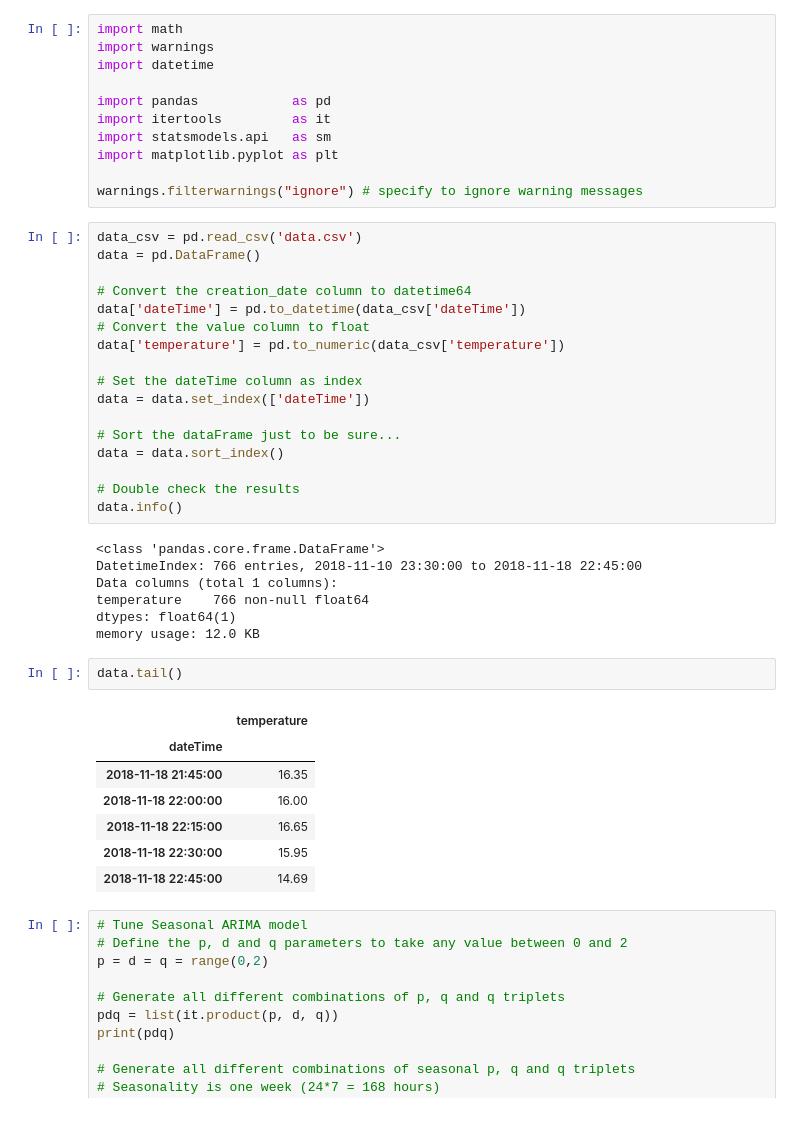
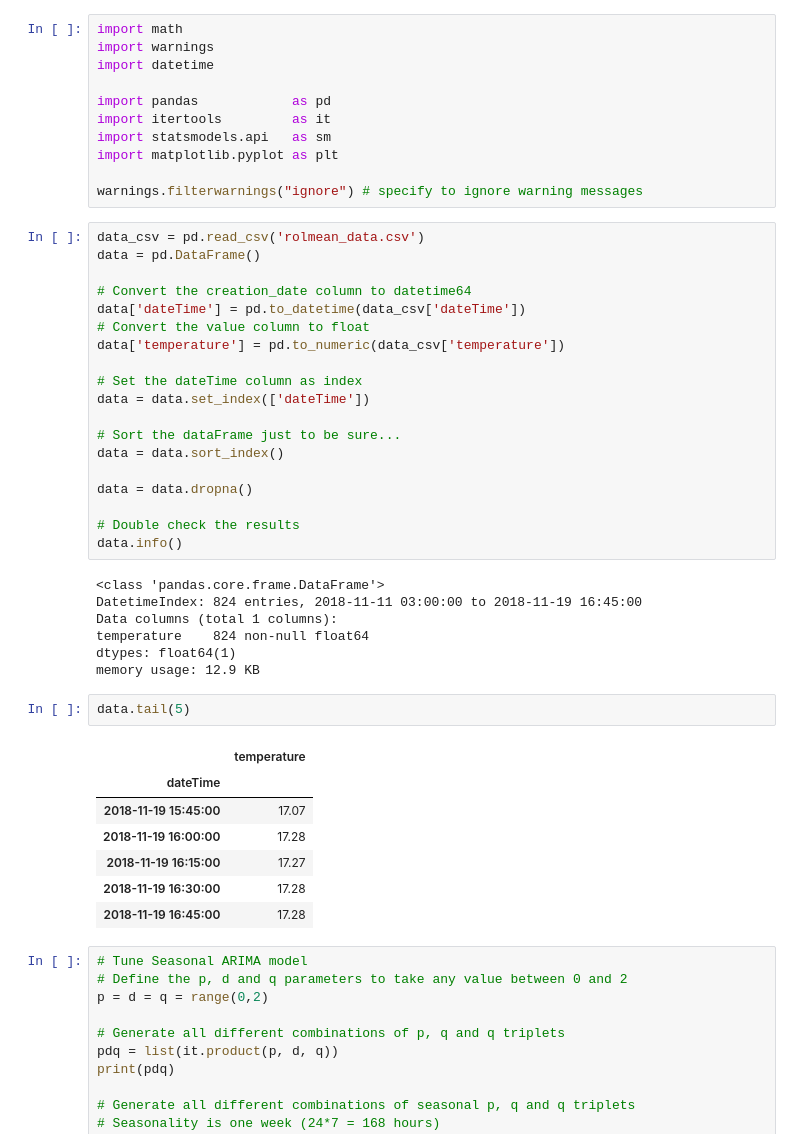
Before and after one commit to bryanhonof/Smart-Systems-Assignment-1, a Jupyter notebook: Python/model_selection.ipynb, the cells around one changed output. Cells and saved outputs as stored; diff of their text form.

```diff
--- a/Python/model_selection.ipynb
+++ b/Python/model_selection.ipynb
@@ -20,7 +20,7 @@ import matplotlib.pyplot as plt
 
 warnings.filterwarnings("ignore") # specify to ignore warning messages
 # %%
-data_csv = pd.read_csv('data.csv')
+data_csv = pd.read_csv('rolmean_data.csv')
 data = pd.DataFrame()
 
 # Convert the creation_date column to datetime64
@@ -34,25 +34,27 @@ data = data.set_index(['dateTime'])
 # Sort the dataFrame just to be sure...
 data = data.sort_index()
 
+data = data.dropna()
+
 # Double check the results
 data.info()
 # %% [output]
 <class 'pandas.core.frame.DataFrame'>
-DatetimeIndex: 766 entries, 2018-11-10 23:30:00 to 2018-11-18 22:45:00
+DatetimeIndex: 824 entries, 2018-11-11 03:00:00 to 2018-11-19 16:45:00
 Data columns (total 1 columns):
-temperature    766 non-null float64
+temperature    824 non-null float64
 dtypes: float64(1)
-memory usage: 12.0 KB
+memory usage: 12.9 KB
 # %%
-data.tail()
+data.tail(5)
 # %% [output]
 |  | temperature |
 | dateTime |  |
-| 2018-11-18 21:45:00 | 16.35 |
-| 2018-11-18 22:00:00 | 16.00 |
-| 2018-11-18 22:15:00 | 16.65 |
-| 2018-11-18 22:30:00 | 15.95 |
-| 2018-11-18 22:45:00 | 14.69 |
+| 2018-11-19 15:45:00 | 17.07 |
+| 2018-11-19 16:00:00 | 17.28 |
+| 2018-11-19 16:15:00 | 17.27 |
+| 2018-11-19 16:30:00 | 17.28 |
+| 2018-11-19 16:45:00 | 17.28 |
 # %%
 # Tune Seasonal ARIMA model
 # Define the p, d and q parameters to take any value between 0 and 2
```
Also changed, not shown: parts of 2 cells of this notebook, 9 other files.
